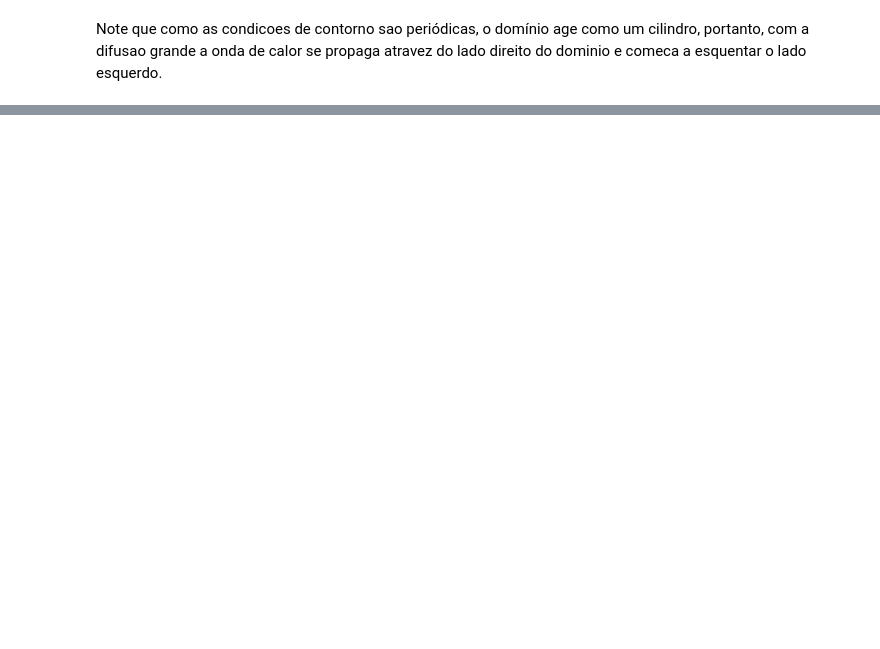
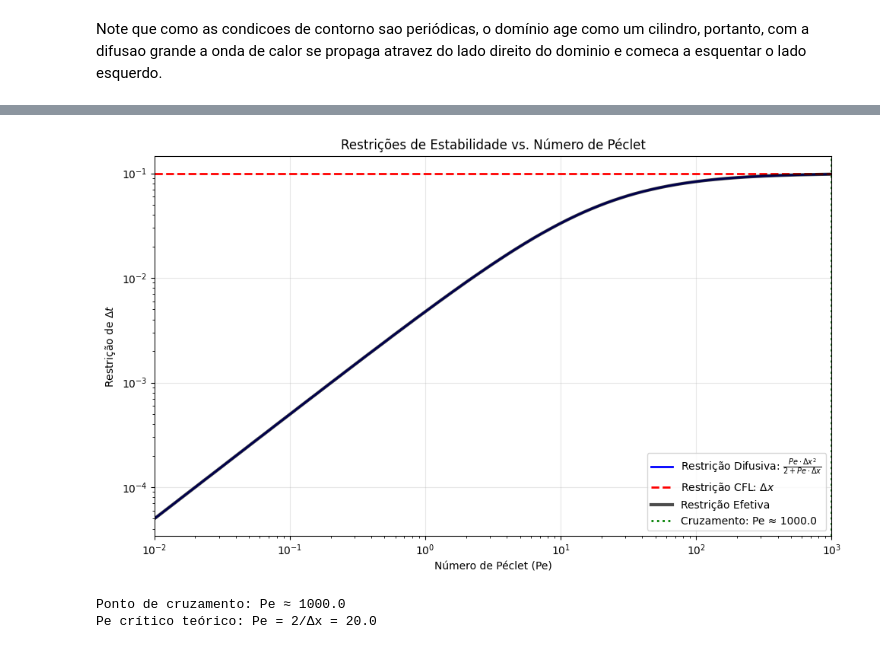
Before and after one commit to cody-setti/Trabalhos_MNED, a Jupyter notebook: T3/codigo/codigo-T3-MNED.ipynb, the cells around one changed output, grey strips where cells are left out. Drawn from its saved outputs; the diff is of its cells as text; code cells hidden in the pictures; blank space fills up the shorter version.

```diff
--- a/T3/codigo/codigo-T3-MNED.ipynb
+++ b/T3/codigo/codigo-T3-MNED.ipynb
@@ -130,0 +353,44 @@ Gráfico salvo como 'ftcs_side_by_side.png'.
+# %%
+# Análise das Restrições de Estabilidade
+import numpy as np
+import matplotlib.pyplot as plt
+
+# Parâmetros
+dx = 0.1
+Pe_range = np.logspace(-2, 3, 1000)
+
+# Restrições
+restriction_diffusive = (Pe_range * dx**2) / (2 + Pe_range * dx)
+restriction_cfl = np.full_like(Pe_range, dx)
+effective_restriction = np.minimum(restriction_diffusive, restriction_cfl)
+
+# Ponto de cruzamento
+crossover_idx = np.argmin(np.abs(restriction_diffusive - restriction_cfl))
+Pe_crossover = Pe_range[crossover_idx]
+
+# Gráfico
+plt.figure(figsize=(10, 6))
+plt.loglog(Pe_range, restriction_diffusive, 'b-', linewidth=2,
+           label=r'Restrição Difusiva: $\frac{Pe \cdot \Delta x^2}{2 + Pe \cdot \Delta x}$')
+plt.loglog(Pe_range, restriction_cfl, 'r--', linewidth=2,
+           label=r'Restrição CFL: $\Delta x$')
+plt.loglog(Pe_range, effective_restriction, 'k-', linewidth=3, alpha=0.7,
+           label='Restrição Efetiva')
+plt.axvline(Pe_crossover, color='green', linestyle=':', linewidth=2,
+            label=f'Cruzamento: Pe ≈ {Pe_crossover:.1f}')
+
+plt.xlabel('Número de Péclet (Pe)')
+plt.ylabel(r'Restrição de $\Delta t$')
+plt.title('Restrições de Estabilidade vs. Número de Péclet')
+plt.legend()
+plt.grid(True, alpha=0.3)
+plt.xlim(0.01, 1000)
+plt.tight_layout()
+plt.show()
+
+print(f"Ponto de cruzamento: Pe ≈ {Pe_crossover:.1f}")
+print(f"Pe crítico teórico: Pe = 2/Δx = {2/dx:.1f}")
+# %% [output]
+[figure, added]
+Ponto de cruzamento: Pe ≈ 1000.0
+Pe crítico teórico: Pe = 2/Δx = 20.0
```
Also changed, not shown: parts of 7 cells of this notebook, 3 other files.
